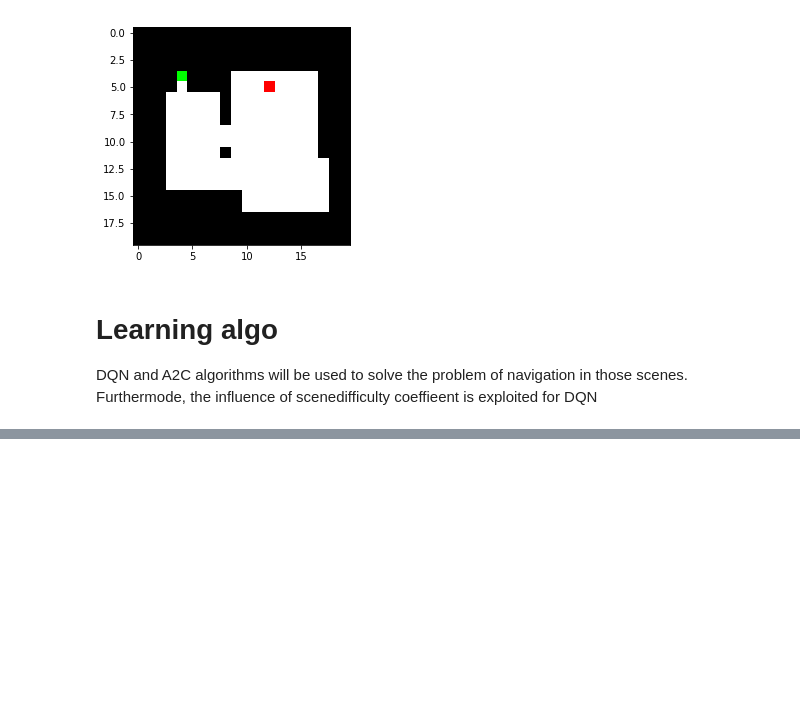
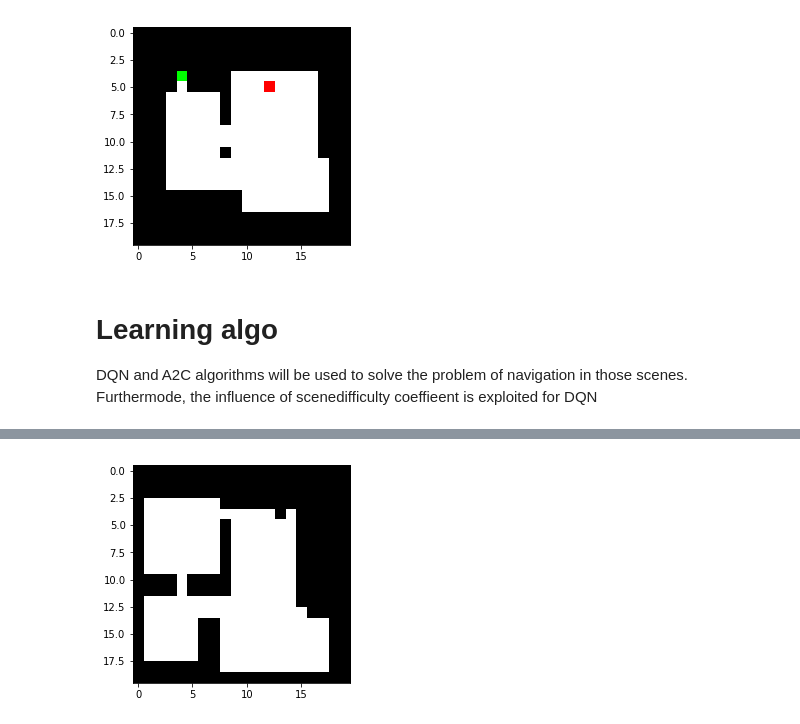
Before and after one commit to felipefelixarias/a2cat-vn-pytorch, a Jupyter notebook: src/DungeonSceneComplexity.ipynb, the cells around one changed output, grey strips where cells are left out. Saved outputs shown, nothing was run; the diff lists cells and outputs as text; code cells hidden in the pictures; blank space fills up the shorter version.

Commit message:
Update dungeon training

```diff
--- a/src/DungeonSceneComplexity.ipynb
+++ b/src/DungeonSceneComplexity.ipynb
@@ -188,0 +187,15 @@ KeyboardInterrupt:
+# %%
+from eval import Evaluation
+import gym
+import gym.wrappers
+from common import make_agent
+from graph.env import SimpleGraphEnv
+from graph.util import load_graph
+import experiments.dungeon_dqn
+with open('./scenes/dungeon-20-1.pkl', 'rb') as f:
+    graph = load_graph(f)
+env = gym.wrappers.TimeLimit(SimpleGraphEnv(graph, graph.goal), max_episode_steps = 100)
+evaluation = Evaluation(env) #, number_of_episodes = 100)
+evaluation.run(make_agent('deepq-dungeon'))
+
+print(evaluation.results)
@@ -188,0 +222,21 @@ KeyboardInterrupt:
+# %%
+state = env.reset()
+
+Q = np.zeros((20,20,4), dtype = np.float32)
+for y in range(20):
+    for x in range(20):
+        Q[x,y,:] = trainer.unwrapped._q(observation[None])[0]
+
+V = np.max(Q, 2)
+
+min_v = np.min(V)
+max_v = np.max(V)
+V = (V - min_v) / (max_v - min_v)
+
+# Remove maze
+V[env.unwrapped.graph.maze == 0] = 1
+
+img = plt.imshow(V, interpolation='none', cmap='gray')
+plt.show()
+# %% [output]
+[figure, added]
```
Also changed, not shown: parts of 6 cells of this notebook, 4 other files.
